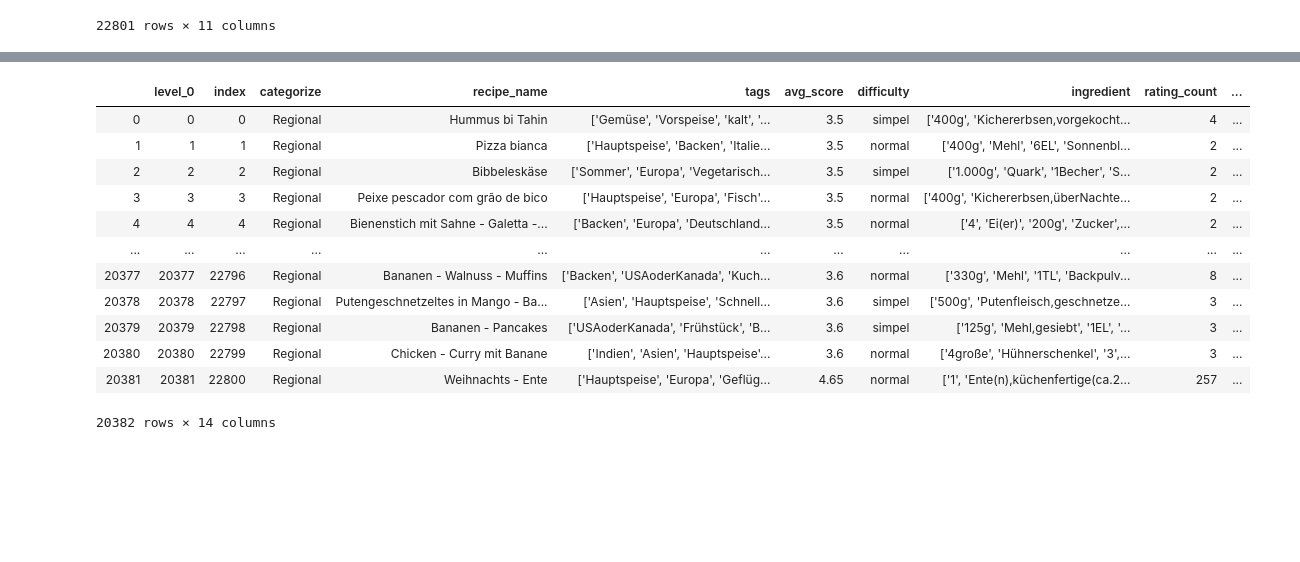
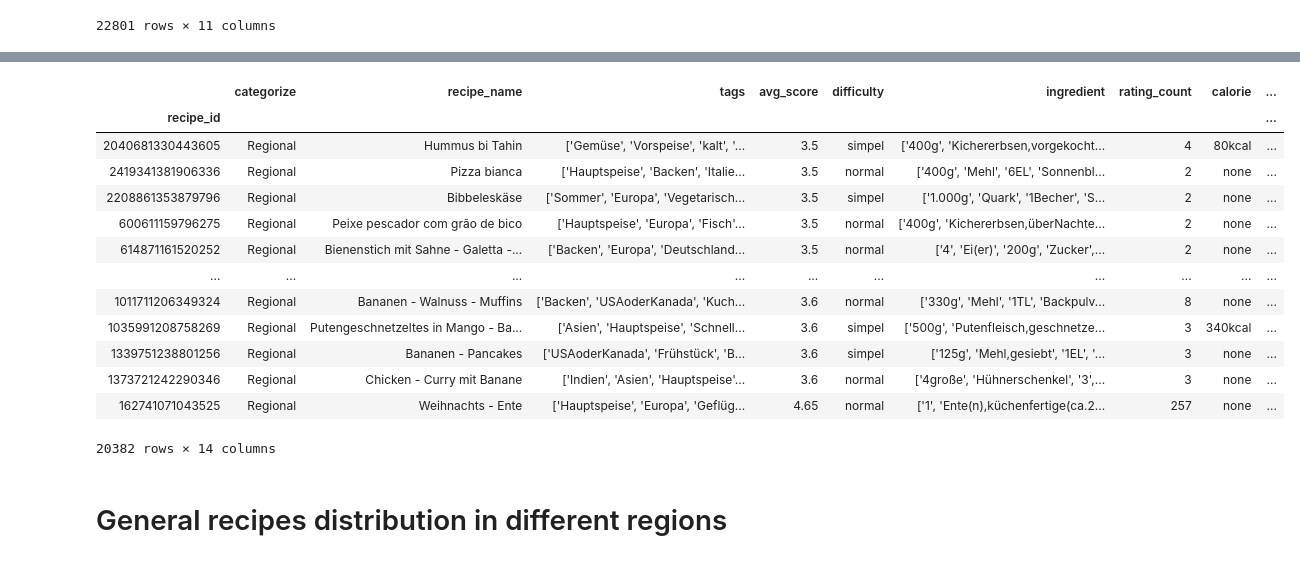
Before and after one commit to sunwen0120/Pratikum, a Jupyter notebook: wen_sun/regional analyse/Regional analysie.ipynb, the cells around one changed output, grey strips where cells are left out. Drawn from its saved outputs; the diff is of its cells as text; code cells hidden in the pictures; blank space fills up the shorter version.

```diff
--- a/wen_sun/regional analyse/Regional analysie.ipynb
+++ b/wen_sun/regional analyse/Regional analysie.ipynb
@@ -83,3 +72,11 @@ df.shape
 pat = r"([-+]?\d*\.\d+|\d+)"
 df["pre_time"] = df["preparation_time"].str.extract(pat, flags=0, expand=True)
 df["calorie_value"] = df["calorie"].str.extract(pat, flags=0, expand=True)
+punct = set(string.punctuation)
+
+# data pre-processing
+# If NaN for calorie and comment user -> change it to none!
+values_cal = {'calorie': 'none'}
+df = df.fillna(value=values_cal)
+values_com = {'comment_user': 'no comment'}
+df = df.fillna(value=values_com)
@@ -126,42 +109,48 @@ df
 # %%
 # tags propressing
 # use the names of all regions to replace the tags
 df.reset_index(inplace = True)
 df['region'] = None
 for i in range(len(df)):
     tags = df.loc[i]['tags']
     tags = tags_preprocess(tags)
 #     print(tags)
     if "europa" in tags:
         df.at[i,'region'] ='europa'
     if "afrika" in tags:
         df.at[i,'region'] ='afrika'
     if "asien" in tags:
         df.at[i,'region'] ='asien'
     if "amerika" in tags:
         df.at[i,'region'] ='amerika'
     if "australien" in tags:
         df.at[i,'region'] ='australien'
     if "karibikundexotik" in tags:
-        df.at[i,'region'] ='karibik & exotik'
+        df.at[i,'region'] ='other regions'
     if "mittlerer-undnaherosten" in tags:
-        df.at[i,'region'] ='mittlerer & naher osten'
+        df.at[i,'region'] ='other regions'
     if "osteuropa" in tags:
-        df.at[i,'region'] ='osteuropa'
+        df.at[i,'region'] ='europa'
     if "usaoderkanada" in tags:
         df.at[i,'region'] ='amerika'
+# add one column "recipe_id" into the dataset and set it as the index of dataset
+# df['recipe_id'] = list_cat_no
+df = df.set_index(["recipe_id"])
 df
 # %% [output]
-|  | level_0 | index | categorize | recipe_name | tags | avg_score | difficulty | ingredient | rating_count | ... |
-| 0 | 0 | 0 | Regional | Hummus bi Tahin | ['Gemüse', 'Vorspeise', 'kalt', '... | 3.5 | simpel | ['400g', 'Kichererbsen,vorgekocht... | 4 | ... |
-| 1 | 1 | 1 | Regional | Pizza bianca | ['Hauptspeise', 'Backen', 'Italie... | 3.5 | normal | ['400g', 'Mehl', '6EL', 'Sonnenbl... | 2 | ... |
-| 2 | 2 | 2 | Regional | Bibbeleskäse | ['Sommer', 'Europa', 'Vegetarisch... | 3.5 | simpel | ['1.000g', 'Quark', '1Becher', 'S... | 2 | ... |
-| 3 | 3 | 3 | Regional | Peixe pescador com grão de bico | ['Hauptspeise', 'Europa', 'Fisch'... | 3.5 | normal | ['400g', 'Kichererbsen,überNachte... | 2 | ... |
-| 4 | 4 | 4 | Regional | Bienenstich mit Sahne - Galetta -... | ['Backen', 'Europa', 'Deutschland... | 3.5 | normal | ['4', 'Ei(er)', '200g', 'Zucker',... | 2 | ... |
-| ... | ... | ... | ... | ... | ... | ... | ... | ... | ... | ... |
-| 20377 | 20377 | 22796 | Regional | Bananen - Walnuss - Muffins | ['Backen', 'USAoderKanada', 'Kuch... | 3.6 | normal | ['330g', 'Mehl', '1TL', 'Backpulv... | 8 | ... |
-| 20378 | 20378 | 22797 | Regional | Putengeschnetzeltes in Mango - Ba... | ['Asien', 'Hauptspeise', 'Schnell... | 3.6 | simpel | ['500g', 'Putenfleisch,geschnetze... | 3 | ... |
-| 20379 | 20379 | 22798 | Regional | Bananen - Pancakes | ['USAoderKanada', 'Frühstück', 'B... | 3.6 | simpel | ['125g', 'Mehl,gesiebt', '1EL', '... | 3 | ... |
-| 20380 | 20380 | 22799 | Regional | Chicken - Curry mit Banane | ['Indien', 'Asien', 'Hauptspeise'... | 3.6 | normal | ['4große', 'Hühnerschenkel', '3',... | 3 | ... |
-| 20381 | 20381 | 22800 | Regional | Weihnachts - Ente | ['Hauptspeise', 'Europa', 'Geflüg... | 4.65 | normal | ['1', 'Ente(n),küchenfertige(ca.2... | 257 | ... |
+|  | categorize | recipe_name | tags | avg_score | difficulty | ingredient | rating_count | calorie | ... |
+| recipe_id |  |  |  |  |  |  |  |  | ... |
+| 2040681330443605 | Regional | Hummus bi Tahin | ['Gemüse', 'Vorspeise', 'kalt', '... | 3.5 | simpel | ['400g', 'Kichererbsen,vorgekocht... | 4 | 80kcal | ... |
+| 2419341381906336 | Regional | Pizza bianca | ['Hauptspeise', 'Backen', 'Italie... | 3.5 | normal | ['400g', 'Mehl', '6EL', 'Sonnenbl... | 2 | none | ... |
+| 2208861353879796 | Regional | Bibbeleskäse | ['Sommer', 'Europa', 'Vegetarisch... | 3.5 | simpel | ['1.000g', 'Quark', '1Becher', 'S... | 2 | none | ... |
+| 600611159796275 | Regional | Peixe pescador com grão de bico | ['Hauptspeise', 'Europa', 'Fisch'... | 3.5 | normal | ['400g', 'Kichererbsen,überNachte... | 2 | none | ... |
+| 614871161520252 | Regional | Bienenstich mit Sahne - Galetta -... | ['Backen', 'Europa', 'Deutschland... | 3.5 | normal | ['4', 'Ei(er)', '200g', 'Zucker',... | 2 | none | ... |
+| ... | ... | ... | ... | ... | ... | ... | ... | ... | ... |
+| 1011711206349324 | Regional | Bananen - Walnuss - Muffins | ['Backen', 'USAoderKanada', 'Kuch... | 3.6 | normal | ['330g', 'Mehl', '1TL', 'Backpulv... | 8 | none | ... |
+| 1035991208758269 | Regional | Putengeschnetzeltes in Mango - Ba... | ['Asien', 'Hauptspeise', 'Schnell... | 3.6 | simpel | ['500g', 'Putenfleisch,geschnetze... | 3 | 340kcal | ... |
+| 1339751238801256 | Regional | Bananen - Pancakes | ['USAoderKanada', 'Frühstück', 'B... | 3.6 | simpel | ['125g', 'Mehl,gesiebt', '1EL', '... | 3 | none | ... |
+| 1373721242290346 | Regional | Chicken - Curry mit Banane | ['Indien', 'Asien', 'Hauptspeise'... | 3.6 | normal | ['4große', 'Hühnerschenkel', '3',... | 3 | none | ... |
+| 162741071043525 | Regional | Weihnachts - Ente | ['Hauptspeise', 'Europa', 'Geflüg... | 4.65 | normal | ['1', 'Ente(n),küchenfertige(ca.2... | 257 | none | ... |
 20382 rows × 14 columns
+# %% [markdown]
+# General recipes distribution in different regions
```
Also changed, not shown: parts of 29 cells of this notebook, 6 other files.
